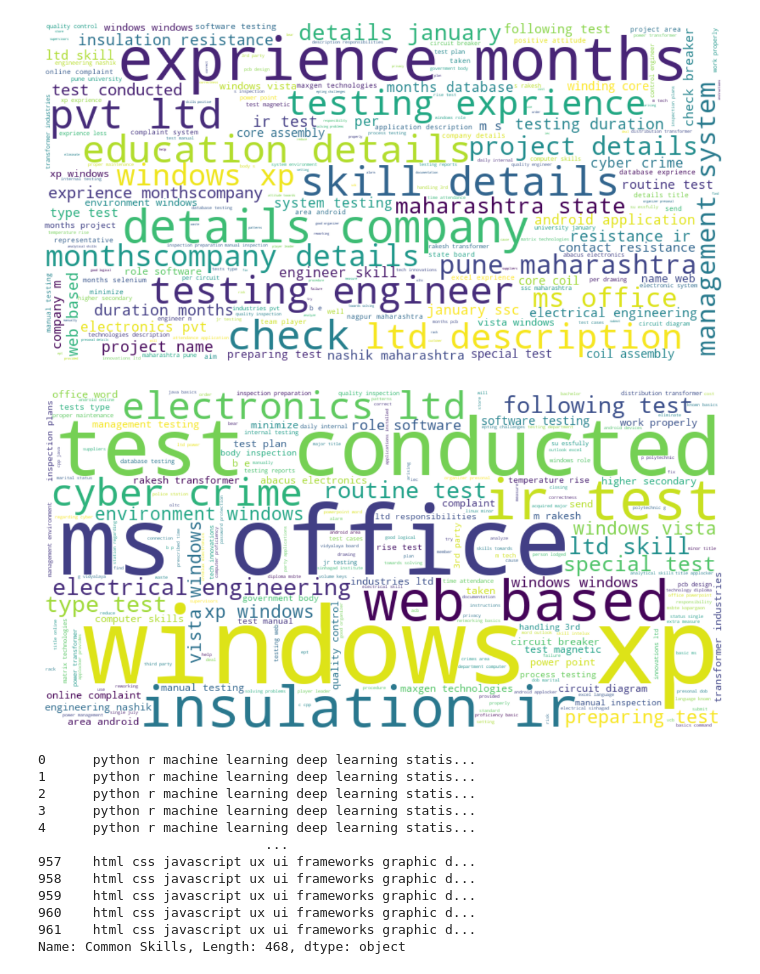
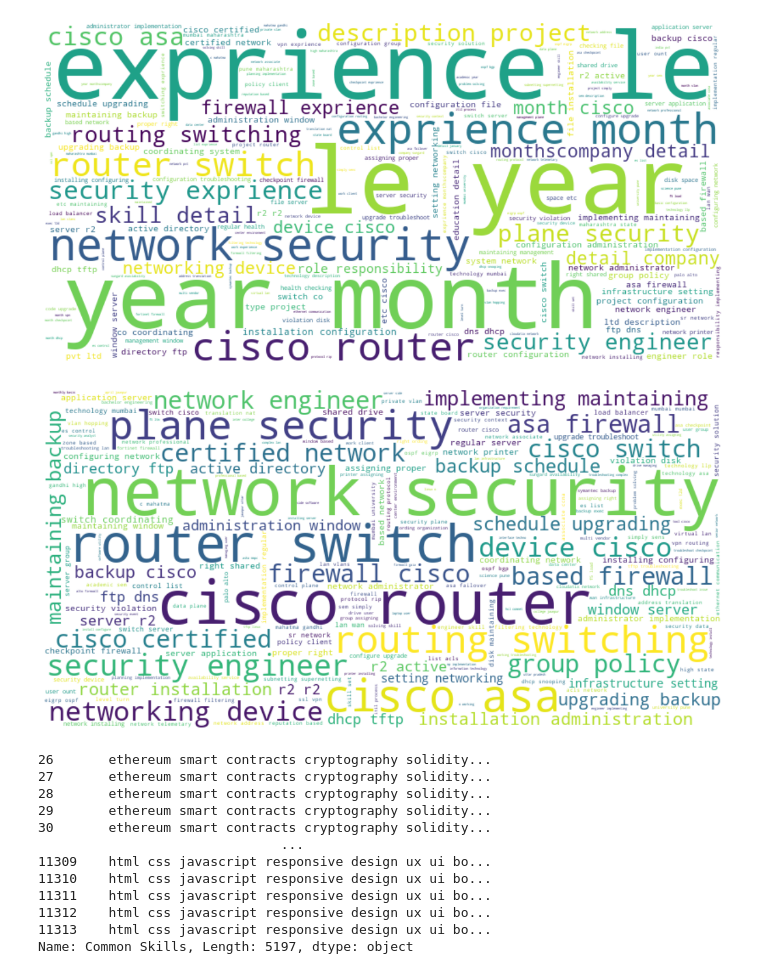
Before and after one commit to Pepe-AI/TT2, a Jupyter notebook: scripts/limpieza_unique.ipynb, the cells around one changed output. Cells and saved outputs as stored; diff of their text form; code cells hidden in the pictures.

```diff
--- a/scripts/limpieza_unique.ipynb
+++ b/scripts/limpieza_unique.ipynb
@@ -76,2 +126,4 @@ array(['Data Science', 'HR', 'Advocate', 'Arts', 'Web Designing',
       dtype=object)
+# %%
+data = data[data['Category'].apply(lambda x: len(x.split()) <= 5)]
 # %%
@@ -160,7 +216,8 @@ def cleanResume(resumeText):
     resumeText = re.sub('[%s]' % re.escape("""!"#$%&'()*+,-./:;<=>?@[\]^_`{|}~"""), ' ', resumeText)  # remove punctuations
     resumeText = re.sub(r'[^\x00-\x7f]',r' ', resumeText) # remove non-ascii characters
     resumeText = re.sub('\s+', ' ', resumeText)  # remove extra whitespace
-    resumeText = resumeText.lower()
+    resumeText = re.sub(r'\b\d+\b', ' ', resumeText)  # remove numbers
+    resumeText = resumeText.lower() # convert to lowercase
 
     # Remove stop words
     stop_words = set(stopwords.words('english'))
@@ -168,6 +225,11 @@ def cleanResume(resumeText):
     filtered_text = [word for word in word_tokens if word not in stop_words]
     resumeText = ' '.join(filtered_text)
 
+    # Lemmatize
+    tokens = word_tokenize(resumeText)
+    lemmatizer = WordNetLemmatizer()
+    lemmatized_tokens = [lemmatizer.lemmatize(token) for token in tokens]
+    resumeText = ' '.join(lemmatized_tokens)
 
     return resumeText
 
@@ -189,7 +251,6 @@ def find_common_skills(category):
 # %%
 df['Clean_Resume'] = df["Resume"].map(cleanResume)
 
-df['Clean_Resume'] = df['Clean_Resume'].str.replace('Â', '')
-df['Clean_Resume'] = df['Clean_Resume'].str.replace('â', '')
+df['Clean_Resume'] = df['Clean_Resume'].str.replace('Â', '').str.replace('â', '')
 # %%
 # Ruta a la carpeta que contiene tus archivos de diccionarios
@@ -206,8 +268,9 @@ for archivo in os.listdir(carpeta_diccionarios):
          # Elimina las comas de cada palabra antes de agregarlas al conjunto
          diccionarios[categoria] = set(palabra.strip().rstrip(',') for palabra in f.read().splitlines())
 # %%
+#NUBE ANTES DE APLICAR EL DICCIONARIO
 # Filtrar los resúmenes por la etiqueta 'X'
-all_resumes = df[df['Category'] == 'Testing']['Clean_Resume']
+all_resumes = df[df['Category'] == 'Network Security Engineer']['Clean_Resume']
 
 # Combinar todos los resúmenes en una única cadena de texto
 combined_resumes = ' '.join(all_resumes)
@@ -220,5 +283,5 @@ plt.imshow(wordcloud, interpolation='bilinear')
 plt.axis('off')  # No mostrar los ejes para una visualización más limpia
 plt.show()
 # %% [output]
-[figure, old version]
+[figure, new version]
 # %%
@@ -226,21 +289,22 @@ plt.show()
 # Aplicar la función de limpieza a cada fila del DataFrame
 df['Clean_Resume'] = df.apply(lambda fila: clean_ussles_words(fila['Clean_Resume'], fila['Category']), axis=1)# revisar si se aplicaron lso diccionarios
 # %%
+#NUBE DESPUES DE APLICAR EL DICCIONARIO
 # Filtrar los resúmenes por la etiqueta 'X'
-all_resumes = df[df['Category'] == 'Testing']['Clean_Resume']
+all_resumes = df[df['Category'] == 'Network Security Engineer']['Clean_Resume']
 
 # Combinar todos los resúmenes en una única cadena de texto
 combined_resumes = ' '.join(all_resumes)
 
 # Crear y visualizar la nube de palabras
 wordcloud = WordCloud(width=800, height=400, background_color='white').generate(combined_resumes)
 
 plt.figure(figsize=(15, 10))
 plt.imshow(wordcloud, interpolation='bilinear')
 plt.axis('off')  # No mostrar los ejes para una visualización más limpia
 plt.show()
 # %% [output]
-[figure, old version]
+[figure, new version]
 # %%
 skills_dict = {
     'Blockchain': 'Ethereum Smart Contracts, Cryptography, Solidity, DApp Development, Hyperledger Fabric, Consensus Algorithms, Node.js, Corda, Blockchain System Design, Truffle, Ganache, Blockchain API, Ripple, Litecoin, Bitcoin, Blockchain Security, Key Management, DeFi, NFTs',
@@ -267,18 +331,18 @@ df["Common Skills"] = df["Common Skills"].str.join(" ")
 
 print(df["Common Skills"])
 # %% [output]
-0      python r machine learning deep learning statis...
-1      python r machine learning deep learning statis...
-2      python r machine learning deep learning statis...
-3      python r machine learning deep learning statis...
-4      python r machine learning deep learning statis...
-                             ...
-957    html css javascript ux ui frameworks graphic d...
-958    html css javascript ux ui frameworks graphic d...
-959    html css javascript ux ui frameworks graphic d...
-960    html css javascript ux ui frameworks graphic d...
-961    html css javascript ux ui frameworks graphic d...
-Name: Common Skills, Length: 468, dtype: object
+26       ethereum smart contracts cryptography solidity...
+27       ethereum smart contracts cryptography solidity...
+28       ethereum smart contracts cryptography solidity...
+29       ethereum smart contracts cryptography solidity...
+30       ethereum smart contracts cryptography solidity...
+                               ...
+11309    html css javascript responsive design ux ui bo...
+11310    html css javascript responsive design ux ui bo...
+11311    html css javascript responsive design ux ui bo...
+11312    html css javascript responsive design ux ui bo...
+11313    html css javascript responsive design ux ui bo...
+Name: Common Skills, Length: 5197, dtype: object
 # %%
 #eliminar valores
 #valores_a_eliminar = ["Java Developer","Python Developer"]
```
Also changed, not shown: parts of 15 cells of this notebook, 13 other files.
